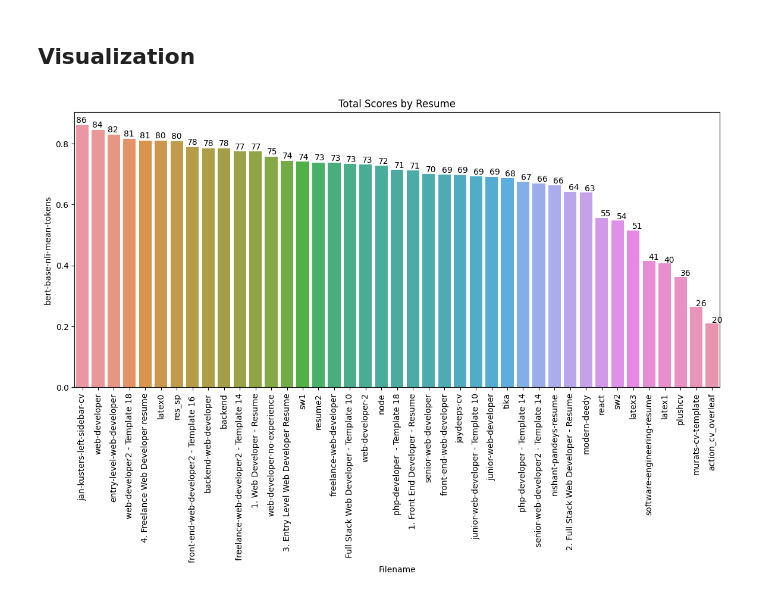
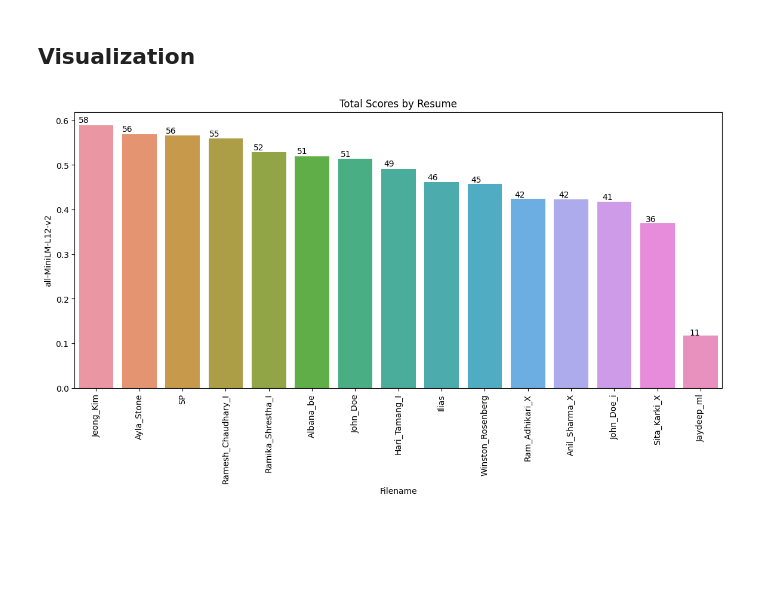
Before and after one commit to The-SP/Applicant-Ranking-System, a Jupyter notebook: Resume Parser/bert.ipynb, the cells around one changed output. Cells and saved outputs as stored; diff of their text form; code cells hidden in the pictures; blank space fills up the shorter version.

Commit message:
Use all-MiniLM-L12-v2 sentence transformer model

```diff
--- a/Resume Parser/bert.ipynb
+++ b/Resume Parser/bert.ipynb
@@ -5,7 +5,7 @@ import pandas as pd
 import numpy as np
 # %%
 df_jobs = pd.read_csv('jobs.csv')
-df_resume = pd.read_csv('all_resume_sections.csv')
+df_resume = pd.read_csv('resume_sections.csv')
 df_resume.drop(columns=['INTERESTS', 'AWARDS'], inplace=True)
 df_resume.fillna('', inplace=True)
 # %% [markdown]
@@ -179,13 +181,13 @@ import seaborn as sns
 # %%
 def visualize_scores(df):
     plt.figure(figsize=(14, 6))
-    ax = sns.barplot(x="Filename", y="bert-base-nli-mean-tokens", data=df.sort_values(by='bert-base-nli-mean-tokens', ascending=False)[:-2])
+    ax = sns.barplot(x="Filename", y="all-MiniLM-L12-v2", data=df.sort_values(by='all-MiniLM-L12-v2', ascending=False))
     for p in ax.patches:
         ax.annotate(f'{int(p.get_height()*100)}', (p.get_x()*1.01, p.get_height()*1.01))
     plt.xticks(rotation=90)
     plt.title("Total Scores by Resume")
     plt.show()
 
 visualize_scores(df_resume)
 # %% [output]
-[figure, old version]
+[figure, new version]
```
Also changed, not shown: parts of 4 cells of this notebook, 4 other files.
